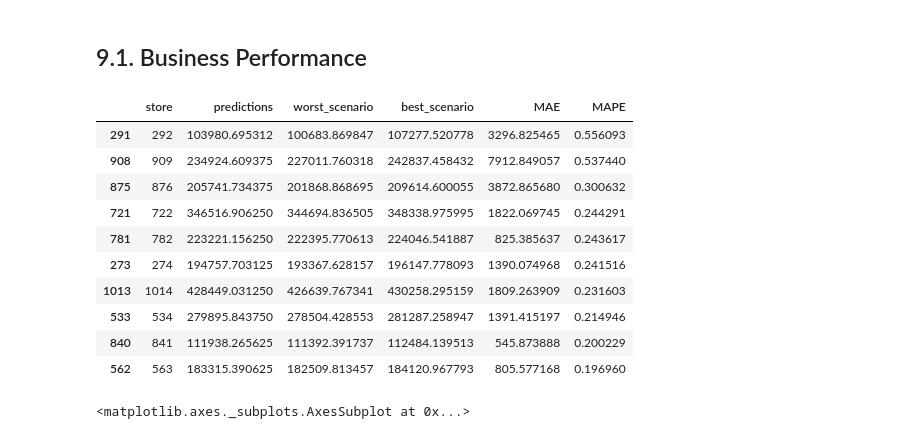
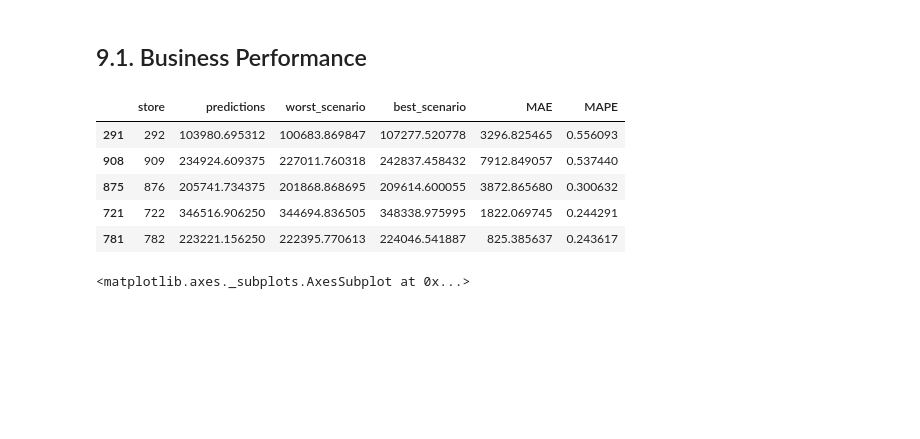
Before and after one commit to rmendes1/rossmann_sales, a Jupyter notebook: data_preparation.ipynb, the cells around one changed output. Saved outputs shown, nothing was run; the diff lists cells and outputs as text; code cells hidden in the pictures; blank space fills up the shorter version.

```diff
--- a/data_preparation.ipynb
+++ b/data_preparation.ipynb
@@ -1533,19 +1533,14 @@ df9_2['best_scenario'] = df9_2['predictions'] + df9_2['MAE']
 #order columns
 df9_2 = df9_2[['store', 'predictions', 'worst_scenario', 'best_scenario', 'MAE', 'MAPE']]
 # %%
-df9_2.sort_values('MAPE', ascending = False).head(10)
+df9_2.sort_values('MAPE', ascending = False).head(5)
 # %% [output]
 |  | store | predictions | worst_scenario | best_scenario | MAE | MAPE |
 | 291 | 292 | 103980.695312 | 100683.869847 | 107277.520778 | 3296.825465 | 0.556093 |
 | 908 | 909 | 234924.609375 | 227011.760318 | 242837.458432 | 7912.849057 | 0.537440 |
 | 875 | 876 | 205741.734375 | 201868.868695 | 209614.600055 | 3872.865680 | 0.300632 |
 | 721 | 722 | 346516.906250 | 344694.836505 | 348338.975995 | 1822.069745 | 0.244291 |
 | 781 | 782 | 223221.156250 | 222395.770613 | 224046.541887 | 825.385637 | 0.243617 |
-| 273 | 274 | 194757.703125 | 193367.628157 | 196147.778093 | 1390.074968 | 0.241516 |
-| 1013 | 1014 | 428449.031250 | 426639.767341 | 430258.295159 | 1809.263909 | 0.231603 |
-| 533 | 534 | 279895.843750 | 278504.428553 | 281287.258947 | 1391.415197 | 0.214946 |
-| 840 | 841 | 111938.265625 | 111392.391737 | 112484.139513 | 545.873888 | 0.200229 |
-| 562 | 563 | 183315.390625 | 182509.813457 | 184120.967793 | 805.577168 | 0.196960 |
 # %%
 sns.scatterplot(x='store', y='MAPE', data = df9_2)
 # %% [output]
```
Also changed, not shown: 1 other file.
